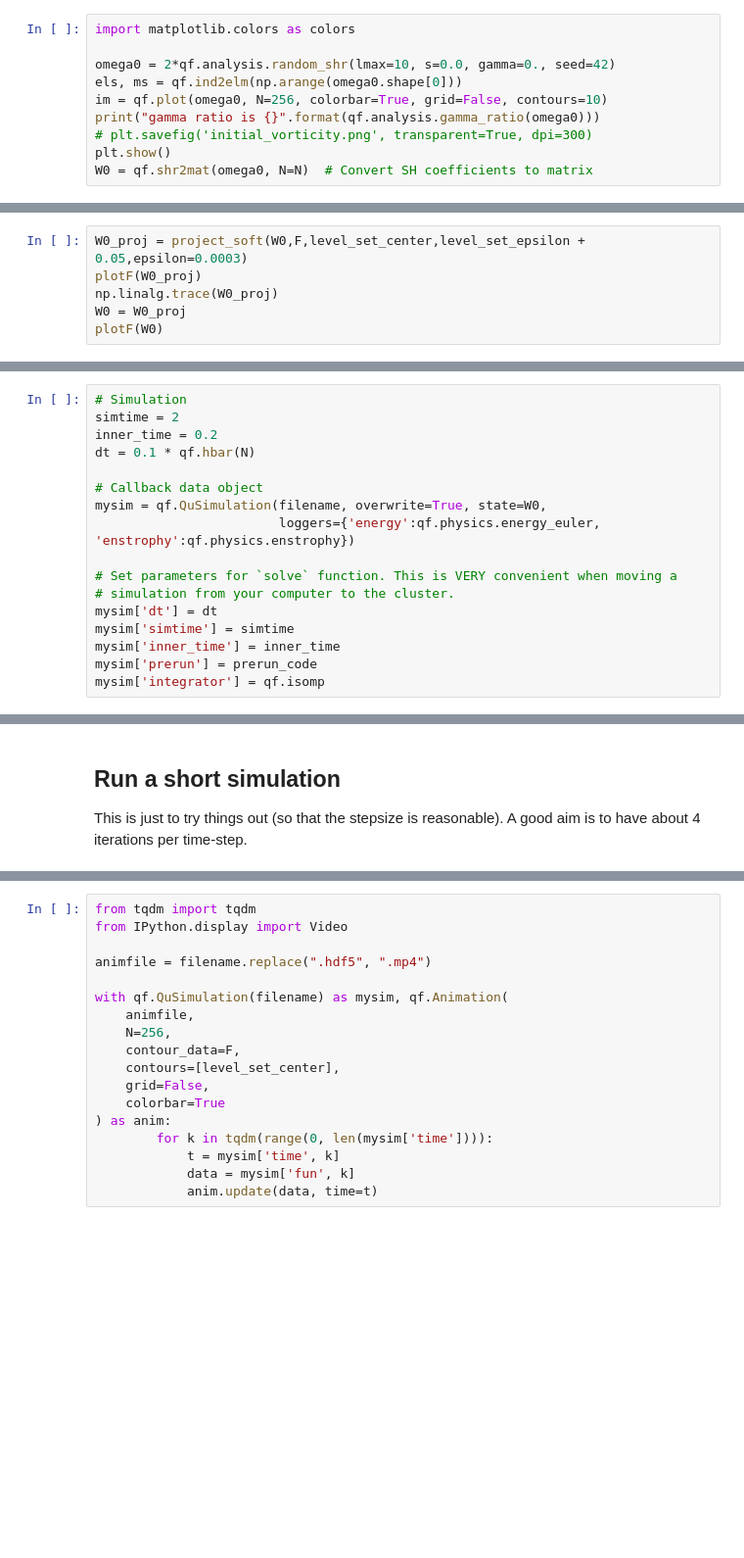
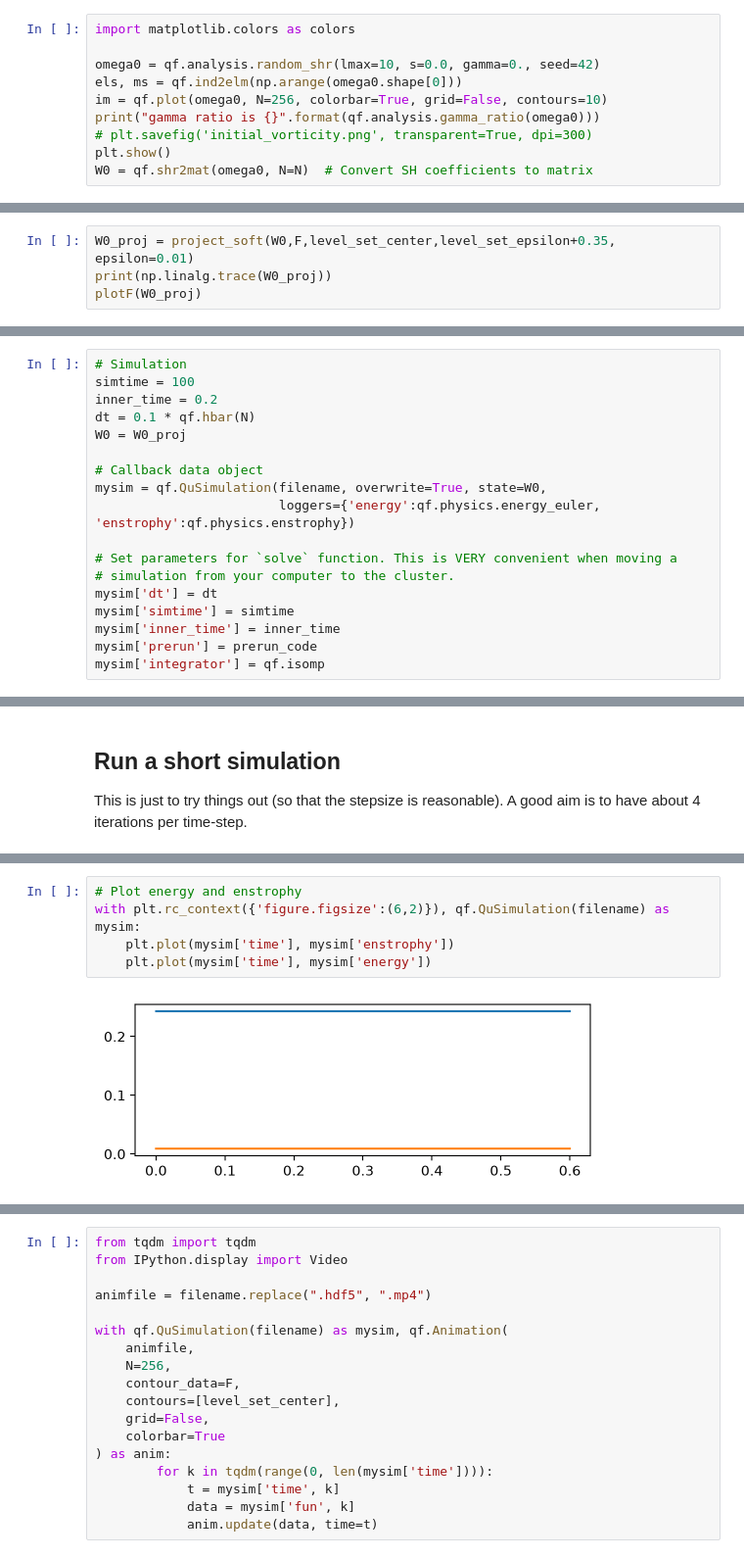
Before and after one commit to andrmykl/quflow, a Jupyter notebook: notebooks/constraint-cluster-simulation/constraint-cluster-simulation.ipynb, the cells around one changed output, grey strips where cells are left out. Shown at 98% size. Cells and saved outputs as stored; diff of their text form; blank space fills up the shorter version.

```diff
--- a/notebooks/constraint-cluster-simulation/constraint-cluster-simulation.ipynb
+++ b/notebooks/constraint-cluster-simulation/constraint-cluster-simulation.ipynb
@@ -63,7 +119,7 @@ Retained K = 2 coastline eigenvalues out of N = 64
 # %%
 import matplotlib.colors as colors
 
-omega0 = 2*qf.analysis.random_shr(lmax=10, s=0.0, gamma=0., seed=42)
+omega0 = qf.analysis.random_shr(lmax=10, s=0.0, gamma=0., seed=42)
 els, ms = qf.ind2elm(np.arange(omega0.shape[0]))
 im = qf.plot(omega0, N=256, colorbar=True, grid=False, contours=10)
 print("gamma ratio is {}".format(qf.analysis.gamma_ratio(omega0)))
@@ -76,9 +132,7 @@ gamma ratio is 0.0
 # %% [markdown]
 ## Make the initial vorticity be zero on the islands
 # %%
-W0_proj = project_soft(W0,F,level_set_center,level_set_epsilon + 0.05,epsilon=0.0003)
+W0_proj = project_soft(W0,F,level_set_center,level_set_epsilon+0.35, epsilon=0.01)
+print(np.linalg.trace(W0_proj))
 plotF(W0_proj)
-np.linalg.trace(W0_proj)
-W0 = W0_proj
-plotF(W0)
 # %% [output]
@@ -146,9 +199,10 @@ solver = qf.constraints.CoastlinePoisson(F_c, N, method=constraint_method, solve
 ## Make the simulation object
 # %%
 # Simulation
-simtime = 2
+simtime = 100
 inner_time = 0.2
 dt = 0.1 * qf.hbar(N)
+W0 = W0_proj
 
 # Callback data object
 mysim = qf.QuSimulation(filename, overwrite=True, state=W0,
@@ -274,0 +485,7 @@ with plt.rc_context({'figure.figsize':(6,2)}), qf.QuSimulation(filename) as mysi
+# %%
+# Plot energy and enstrophy
+with plt.rc_context({'figure.figsize':(6,2)}), qf.QuSimulation(filename) as mysim:
+    plt.plot(mysim['time'], mysim['enstrophy'])
+    plt.plot(mysim['time'], mysim['energy'])
+# %% [output]
+[figure, added]
```
Also changed, not shown: parts of 19 cells of this notebook.
